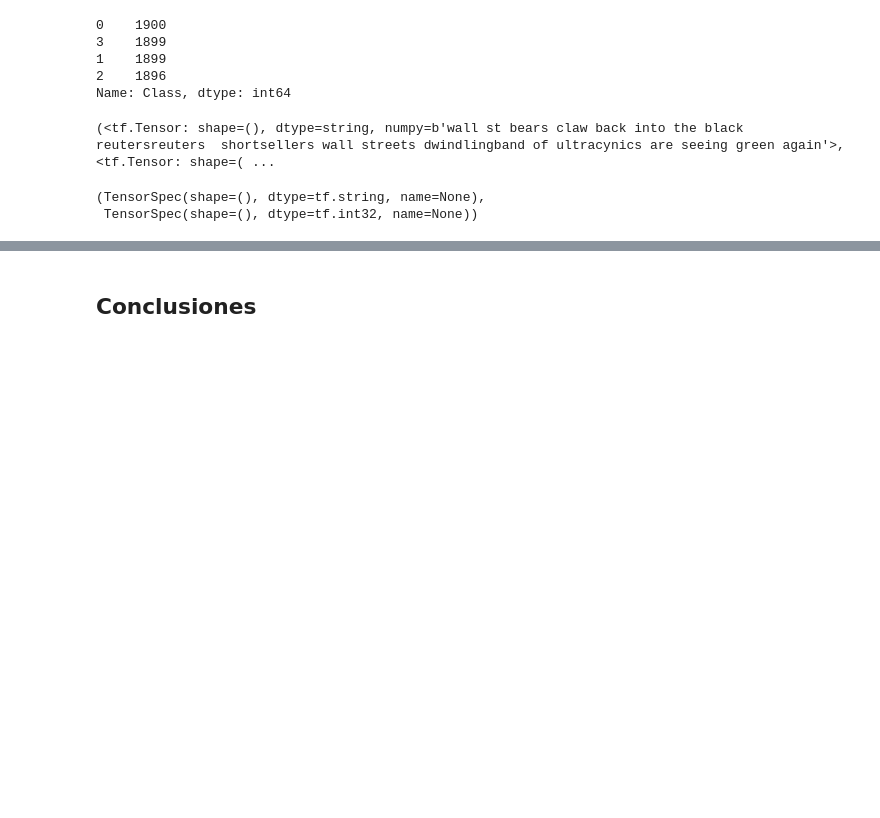
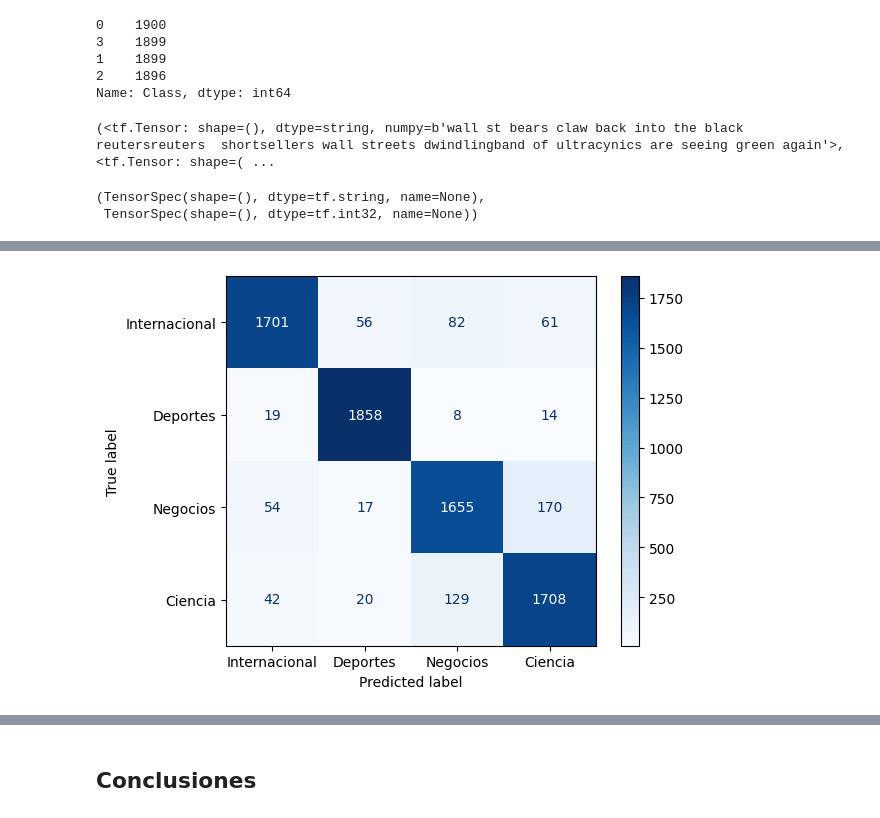
Before and after one commit to jorgelmp/ProyectoAPIT, a Jupyter notebook: Procesamiento_Textos.ipynb, the cells around one changed output, grey strips where cells are left out. Cells and saved outputs as stored; diff of their text form; code cells hidden in the pictures; blank space fills up the shorter version.

Commit message:
Entrenamiento de NN con y sin dropouts; depuracion de preprocesamiento y pipeline

```diff
--- a/Procesamiento_Textos.ipynb
+++ b/Procesamiento_Textos.ipynb
@@ -273,3 +223,0 @@ val_df.head()
-# %%
-test_df['clean_text'] = test_df['clean_text'].str.lower().str.translate(str.maketrans('', '', string.punctuation))
-test_df.head()
@@ -520,0 +418,30 @@ Internacional       0.90      0.91      0.91      1893
+# %%
+modelD = Sequential([
+  vectorize_layer,
+  Linear(20, activation='relu'),
+  layers.Dropout(0.5),
+  Linear(4, activation='softmax')
+])
+# %%
+modelD.compile(optimizer=tf.keras.optimizers.Adam(learning_rate=1e-3), #0.001
+              loss=tf.keras.losses.SparseCategoricalCrossentropy(), metrics=['accuracy'])
+# %%
+modelD.fit(
+    x= X_train,
+    y= y_train,
+    epochs=5,
+    batch_size=16,
+    verbose='auto',
+    validation_data=(X_val, y_val),
+    shuffle=True,
+    class_weight=None,
+    sample_weight=None,
+    initial_epoch=0,
+    steps_per_epoch=None,
+    validation_steps=None,
+    validation_batch_size=None,
+    validation_freq=1,
+    max_queue_size=10,
+    workers=1,
+    use_multiprocessing=False
+)
@@ -520,0 +477,11 @@ Internacional       0.90      0.91      0.91      1893
+# %%
+classifierD = estimator(modelD, class_names)
+
+displayD = ConfusionMatrixDisplay.from_estimator(
+        classifierD,
+        X_test,
+        y_test,
+        display_labels=class_names,
+        cmap=plot.cm.Blues
+)
+# %% [output]
@@ -520,0 +489 @@ Internacional       0.90      0.91      0.91      1893
+[figure, added]
```
Also changed, not shown: parts of 65 cells of this notebook, 1 other file.
